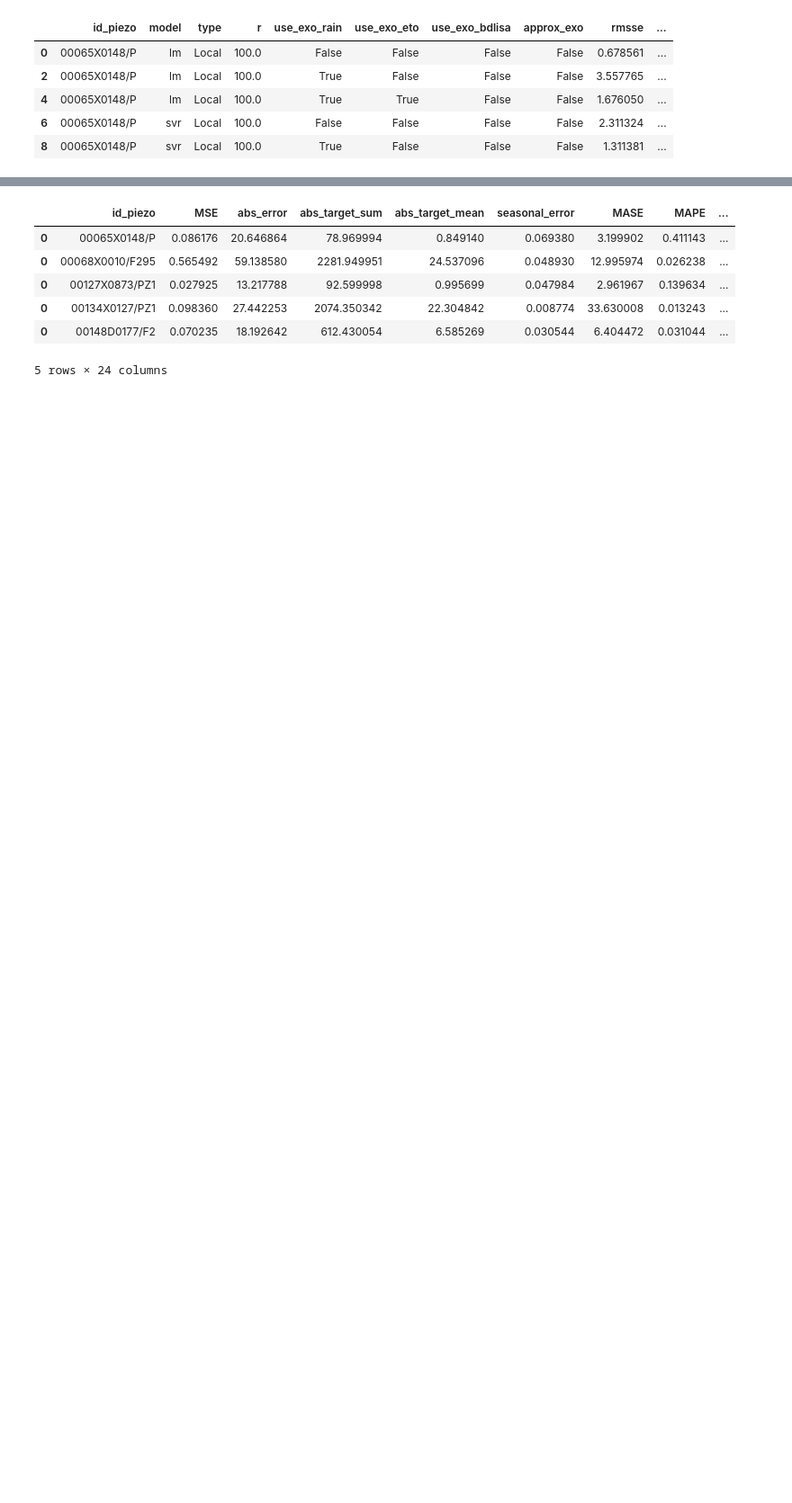
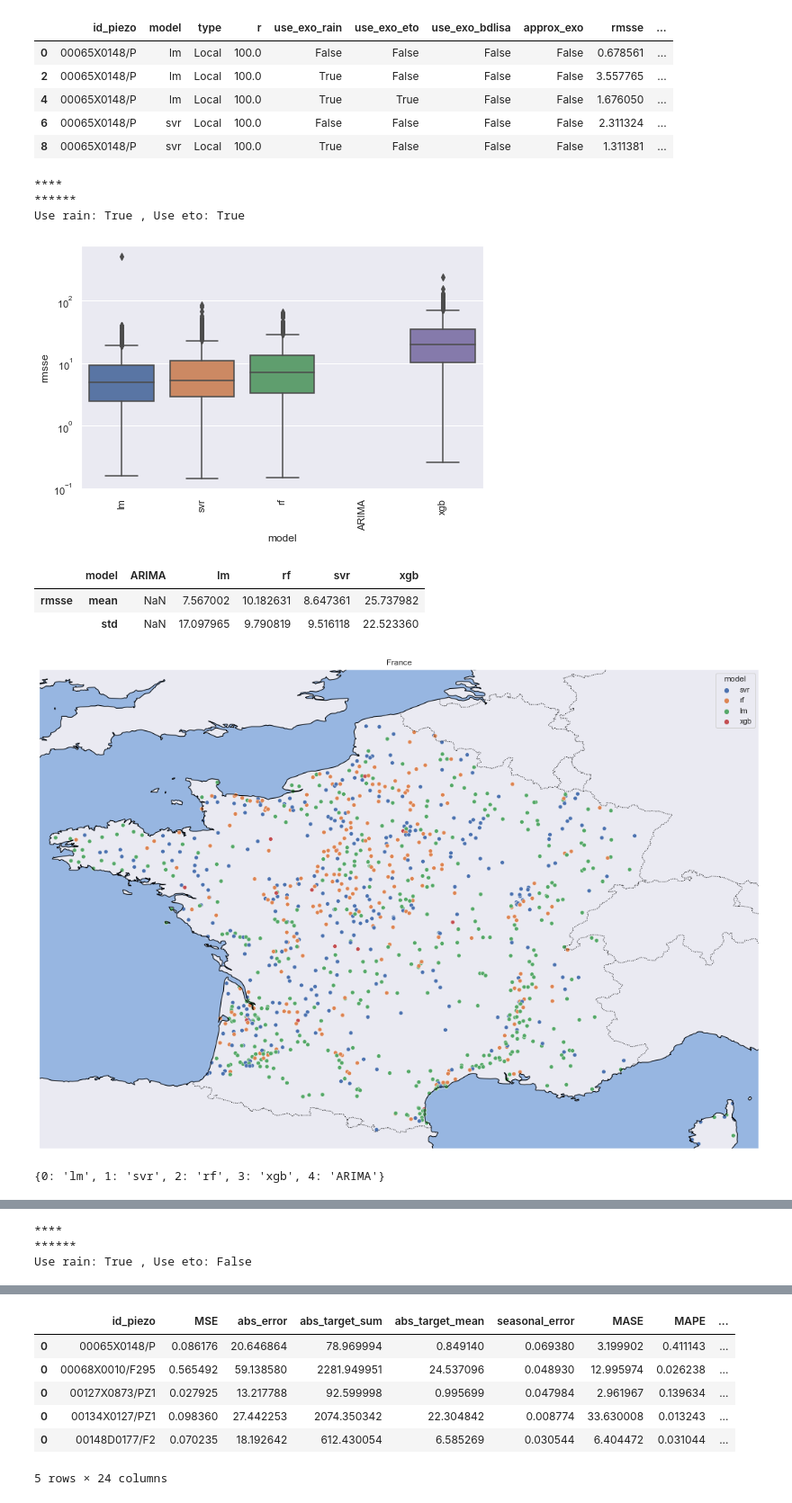
Before and after one commit to frankl1/piezoforecast, a Jupyter notebook: results/analysis.ipynb, the cells around one changed output, grey strips where cells are left out. Shown at 90% size. Cells and saved outputs as stored; diff of their text form; code cells hidden in the pictures; blank space fills up the shorter version.

Commit message:
update result analysis

```diff
--- a/results/analysis.ipynb
+++ b/results/analysis.ipynb
@@ -42,7 +45,7 @@ def plot_best_models(result_df):
 #plt.savefig('Images/plot_clusters.png')
 # %%
-def plot_stats(result_df):
-    plt.figure(figsize=(8, 5))
+def plot_stats(result_df, figsize=(8, 5)):
+    plt.figure(figsize=figsize)
     ax = sns.boxplot(data=result_df, y='rmsse', x='model')
     ax.set_xticklabels(ax.get_xticklabels(), rotation=90)
     ax.set_yscale('log')
@@ -71,6 +74,23 @@ def plot_forecast(forecast_def):
     plt.tight_layout()
     #plt.savefig('Images/forecasts.png')
     plt.show()
+# %%
+def show_performance(result_df):
+    for use_exo_rain in [True, False]:
+        for use_exo_eto in [True, False]:
+            print("****\n******\nUse rain:", use_exo_rain, ", Use eto:", use_exo_eto)
+            res = result_df[(result_df.use_exo_eto == use_exo_eto) & (result_df.use_exo_rain == use_exo_rain) & (result_df.use_exo_bdlisa==False)]
+            if res.shape[0] > 0:
+                plot_stats(res)
+                plot_best_models(res)
+
+                try :
+                    draw_cd_diagram(res.rename(columns={'id_piezo': 'dataset_name', 'model': 'classifier_name', 'rmsse': 'accuracy'}))
+                    plt.show()
+                except Exception as e:
+                    print()
+            else:
+                print('No result for these covariates\n\n\n')
 # %% [markdown]
 # Load stations
 # %%
@@ -123,3 +145,15 @@ legacy_result.head()
 | 4 | 00065X0148/P | lm | Local | 100.0 | True | True | False | False | 1.676050 | ... |
 | 6 | 00065X0148/P | svr | Local | 100.0 | False | False | False | False | 2.311324 | ... |
 | 8 | 00065X0148/P | svr | Local | 100.0 | True | False | False | False | 1.311381 | ... |
+# %%
+show_performance(legacy_result)
+# %% [output]
+****
+******
+Use rain: True , Use eto: True
+[figure, added]
+|  | model | ARIMA | lm | rf | svr | xgb |
+| rmsse | mean | NaN | 7.567002 | 10.182631 | 8.647361 | 25.737982 |
+|  | std | NaN | 17.097965 | 9.790819 | 9.516118 | 22.523360 |
+[figure, added]
+{0: 'lm', 1: 'svr', 2: 'rf', 3: 'xgb', 4: 'ARIMA'}
@@ -125,0 +161,3 @@ legacy_result.head()
+****
+******
+Use rain: True , Use eto: False
```
Also changed, not shown: parts of 23 cells of this notebook.
